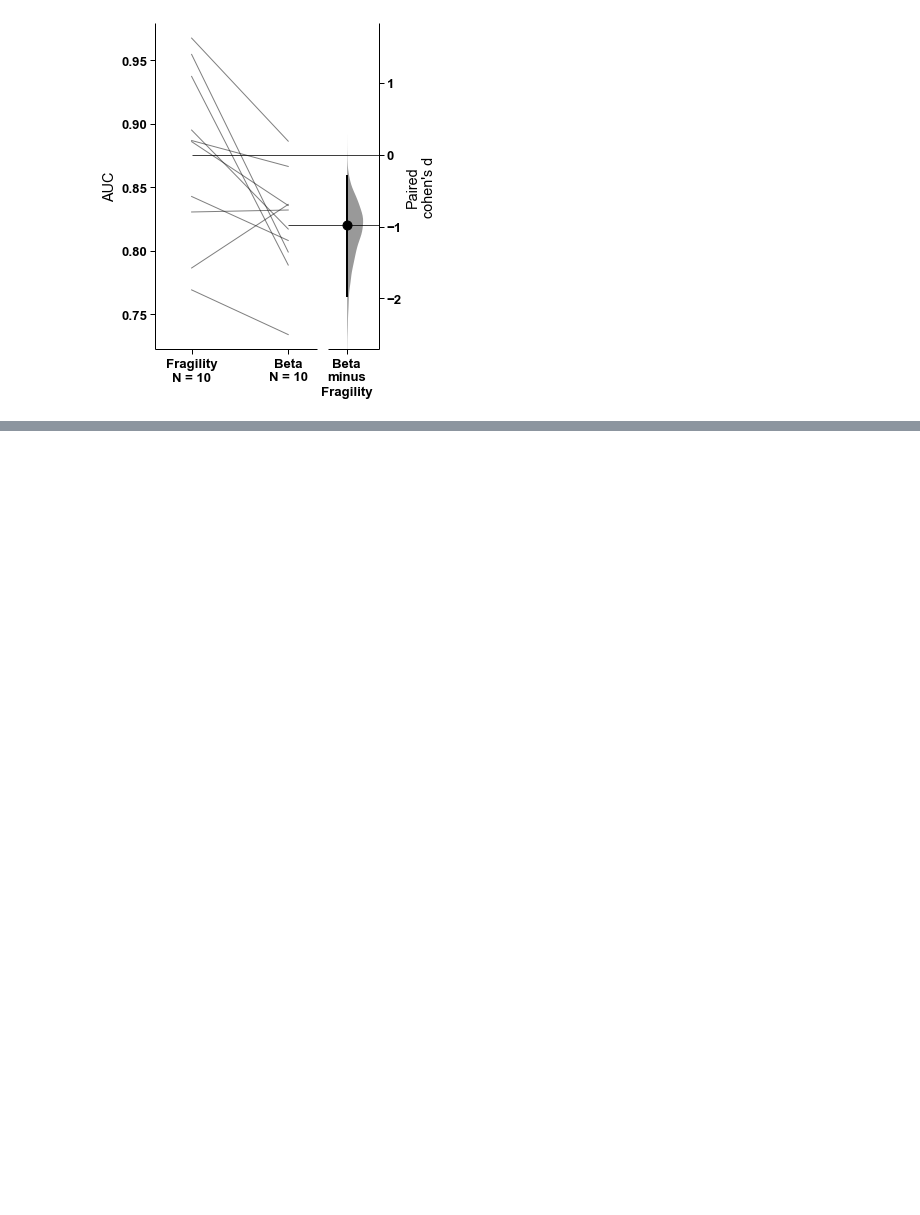
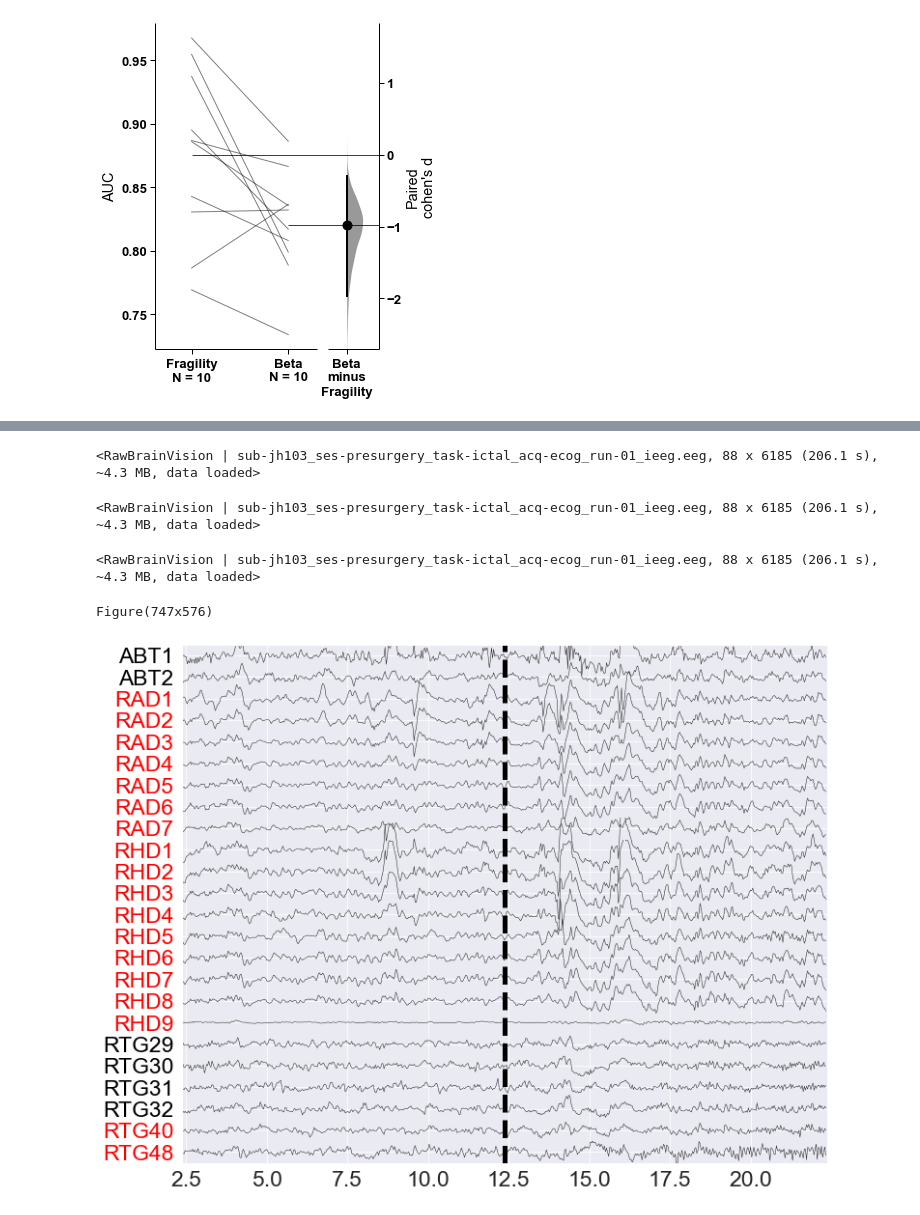
Before and after one commit to adam2392/fragility_in_ieeg, a Jupyter notebook: supplemental.ipynb, the cells around one changed output, grey strips where cells are left out. Drawn from its saved outputs; the diff is of its cells as text; code cells hidden in the pictures; blank space fills up the shorter version.

Commit message:
Cleaned up neural frag.

```diff
--- a/supplemental.ipynb
+++ b/supplemental.ipynb
@@ -50,0 +531,6 @@ done
+# %%
+# bids_root = './'
+
+# on gigantum, set it as such
+gigantum_root = Path('/mnt/labbook/')
+bids_root = gigantum_root / 'input' / 'neural-fragility-demo-dataset'
@@ -50,0 +634,74 @@ done
+# %%
+start = sz_onset / raw.info['sfreq'] - 10#.*raw.info['sfreq']
+
+chinds = [i for i, ch in enumerate(raw.ch_names) if ch in chs_to_plot]
+raw._first_samp = start
+# %%
+raw.resample(30)
+print(raw)
+raw.load_data()
+# %% [output]
+<RawBrainVision | sub-jh103_ses-presurgery_task-ictal_acq-ecog_run-01_ieeg.eeg, 88 x 6185 (206.1 s), ~4.3 MB, data loaded>
+<RawBrainVision | sub-jh103_ses-presurgery_task-ictal_acq-ecog_run-01_ieeg.eeg, 88 x 6185 (206.1 s), ~4.3 MB, data loaded>
+# %%
+raw.set_annotations(None)
+# %% [output]
+<RawBrainVision | sub-jh103_ses-presurgery_task-ictal_acq-ecog_run-01_ieeg.eeg, 88 x 6185 (206.1 s), ~4.3 MB, data loaded>
+# %%
+
+sns.set(context="paper",
+        font_scale=2.6
+       )
+# matplotlib.rc('figure', figsize=(25, 7))
+
+fig = raw.plot(
+            events=None,
+            duration=20,
+            n_channels=len(chinds),
+            color={"eeg": "black",
+                   "seeg": 'black'},
+             order=chinds,
+             scalings={
+                 'seeg': 5e-4,
+                 'ecog': 2e-4,
+#                        'eog': 5e-4
+                      },
+#             decim=2,
+#         show_first_samp=True,
+        show=False,
+#          clipping='clamp',
+         start=start,
+        show_scrollbars=False,
+        show_scalebars=False,
+              )
+
+ax = fig.axes[0]
+# ax.set_xticks(np.linspace(0, 20, 9))
+ax.set_xticklabels(np.linspace(0, 20, 9))
+
+xlim = ax.get_xlim()
+ax.axvline(np.mean(xlim), lw=5, color='black', ls='--')
+
+yticklabels = ax.get_yticklabels()
+# set colors based on lists passed in
+for idx, y_label in enumerate(yticklabels):
+    y_ch = y_label.get_text()
+
+    if y_ch in soz_chs:
+        color = 'red'
+    else:
+        color = 'black'
+
+
+    # set the color for each of these ylabels
+    yticklabels[idx].set_color(color)
+
+# fig.set_figwidth(12)
+fig.set_figheight(8)
+fig.savefig(figdir / 'figure3-exampleheatmaps' / 'raweeg' / f"raw_{subject}_eeg_{reference}.pdf",
+            dpi=1000,
+            bbox_inches="tight")
+print(fig)
+# %% [output]
+Figure(747x576)
+[figure, added]
```
Also changed, not shown: parts of 24 cells of this notebook, 5 other files.
